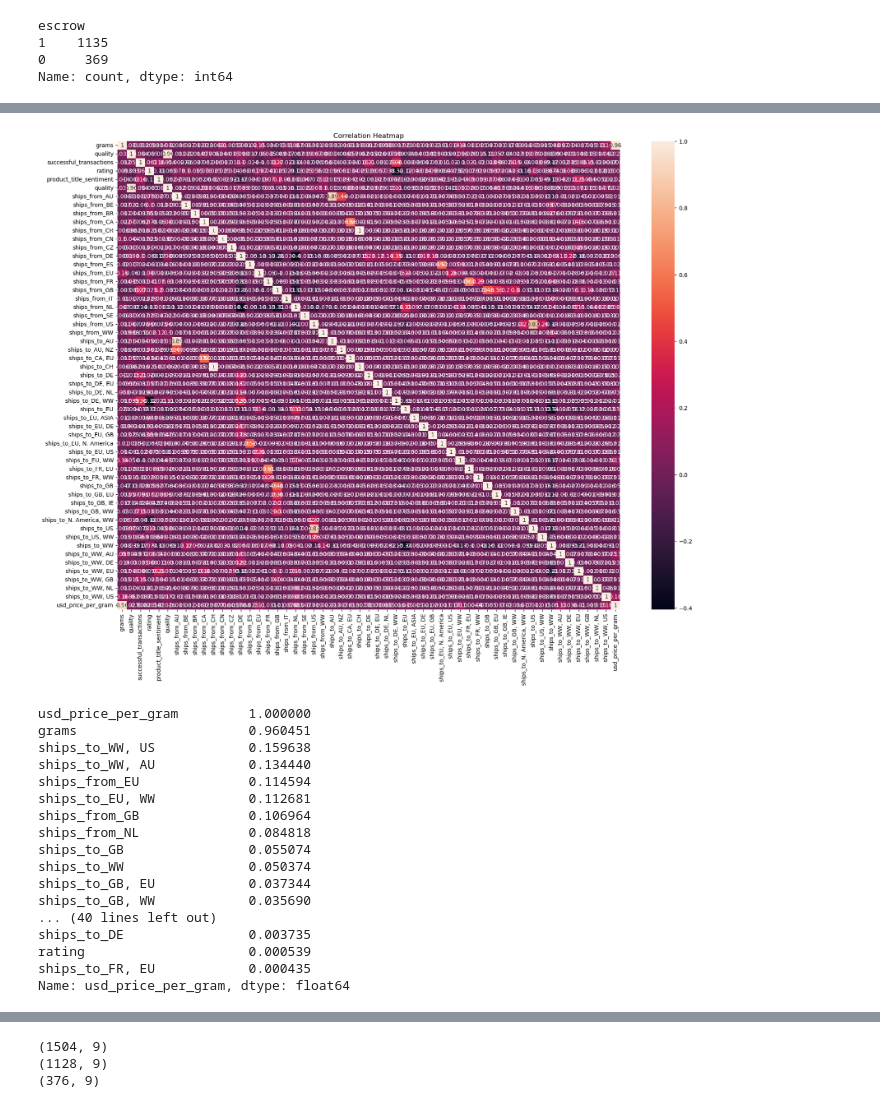
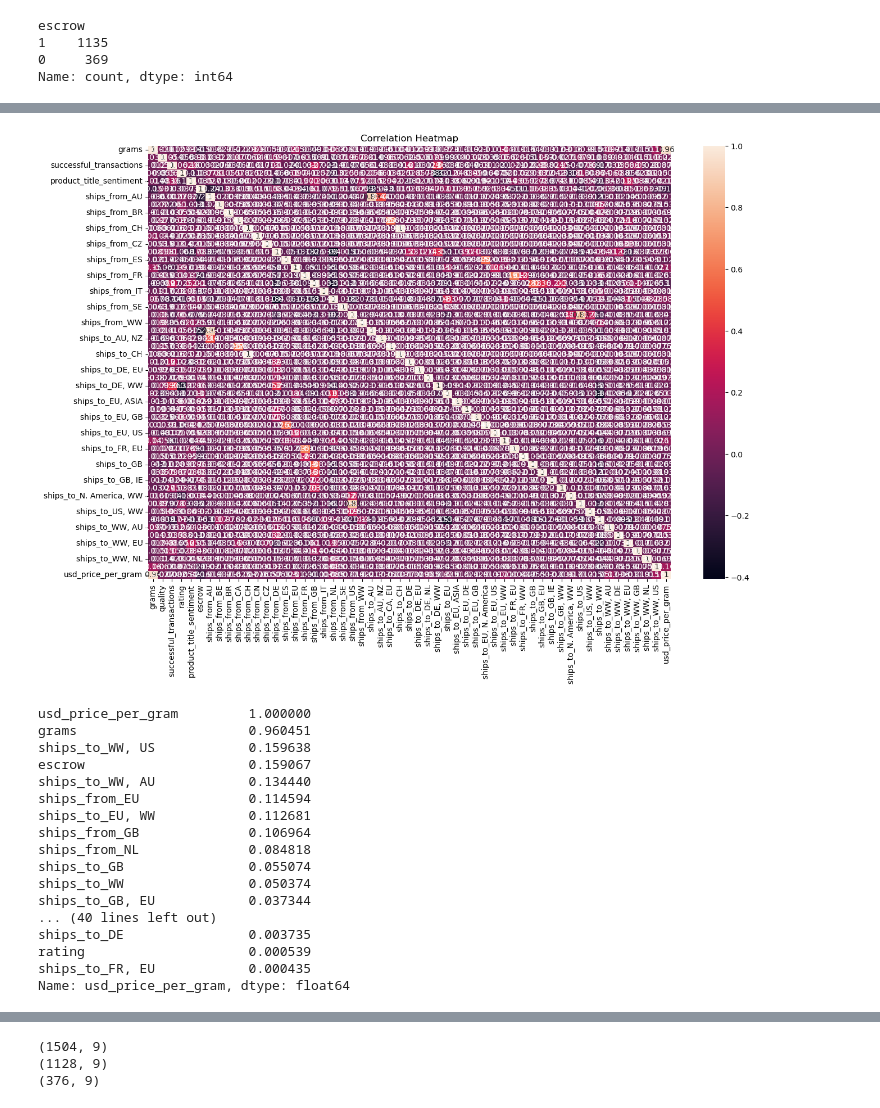
Before and after one commit to Asiabyr95/Project_4_group-2, a Jupyter notebook: Starter Code/cocaine_ml_data.ipynb, the cells around one changed output, grey strips where cells are left out. Drawn from its saved outputs; the diff is of its cells as text; code cells hidden in the pictures.

```diff
--- a/Starter Code/cocaine_ml_data.ipynb
+++ b/Starter Code/cocaine_ml_data.ipynb
@@ -156,13 +156,13 @@ numeric_transformer = Pipeline(steps=[
     ('scaler', StandardScaler())])
 
 # Define preprocessing for the binary features
-binary_features = ['quality']
+binary_features = ['escrow']
 binary_transformer = Pipeline(steps=[
     ('imputer', SimpleImputer(strategy='most_frequent', missing_values=pd.NA)),
     ('label', OrdinalEncoder())])  # Label encode for binary feature
 
 # Define preprocessing for categorical features
-categorical_features = ['ships_from', 'ships_to']
+categorical_features = ['ships_from', 'ships_to',]
 categorical_transformer = Pipeline(steps=[
     ('imputer', SimpleImputer(strategy='most_frequent', missing_values=pd.NA)),
     ('onehot', OneHotEncoder(handle_unknown='ignore'))])
@@ -220,16 +220,17 @@ usd_price_per_gram                 1.000000
 # %%
-plt.figure(figsize=(20,15))
+plt.figure(figsize=(15,10))
 sns.heatmap(corrs, annot=True)
 plt.title("Correlation Heatmap")
 plt.show()
 # %% [output]
-[figure, old version]
+[figure, new version]
 # %%
 abs(corrs.usd_price_per_gram).sort_values(ascending=False)
 # %% [output]
 usd_price_per_gram         1.000000
 grams                      0.960451
 ships_to_WW, US            0.159638
+escrow                     0.159067
 ships_to_WW, AU            0.134440
 ships_from_EU              0.114594
 ships_to_EU, WW            0.112681
@@ -238,7 +239,6 @@ ships_from_NL              0.084818
 ships_to_GB                0.055074
 ships_to_WW                0.050374
 ships_to_GB, EU            0.037344
-ships_to_GB, WW            0.035690
 ... (40 lines left out)
 ships_to_DE                0.003735
 rating                     0.000539
```
Also changed, not shown: parts of 12 cells of this notebook.
